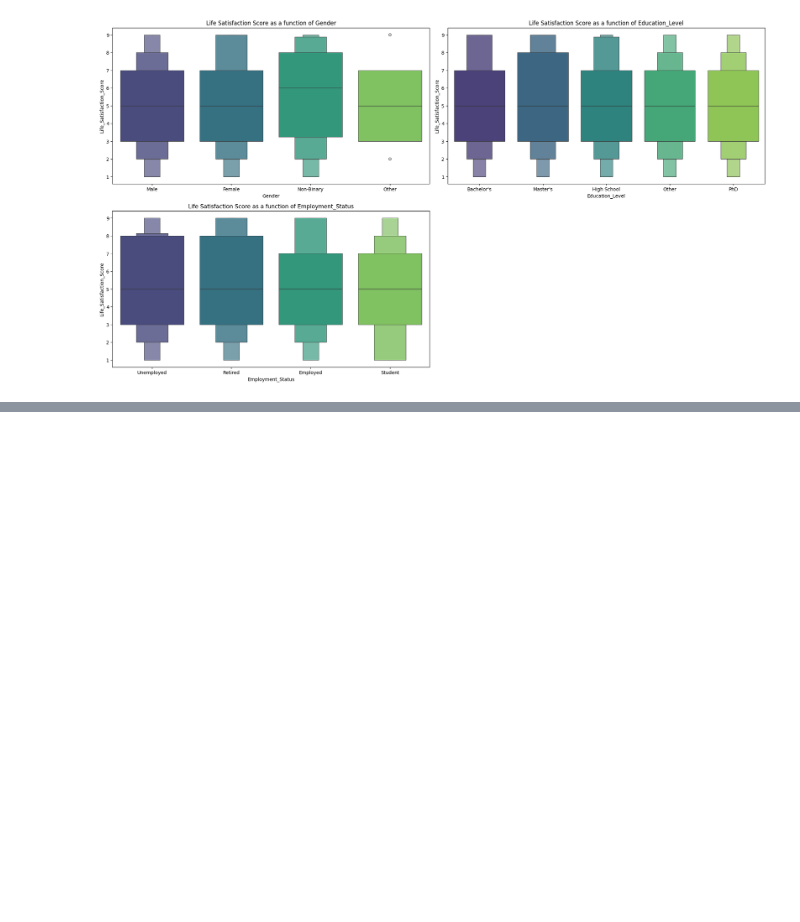
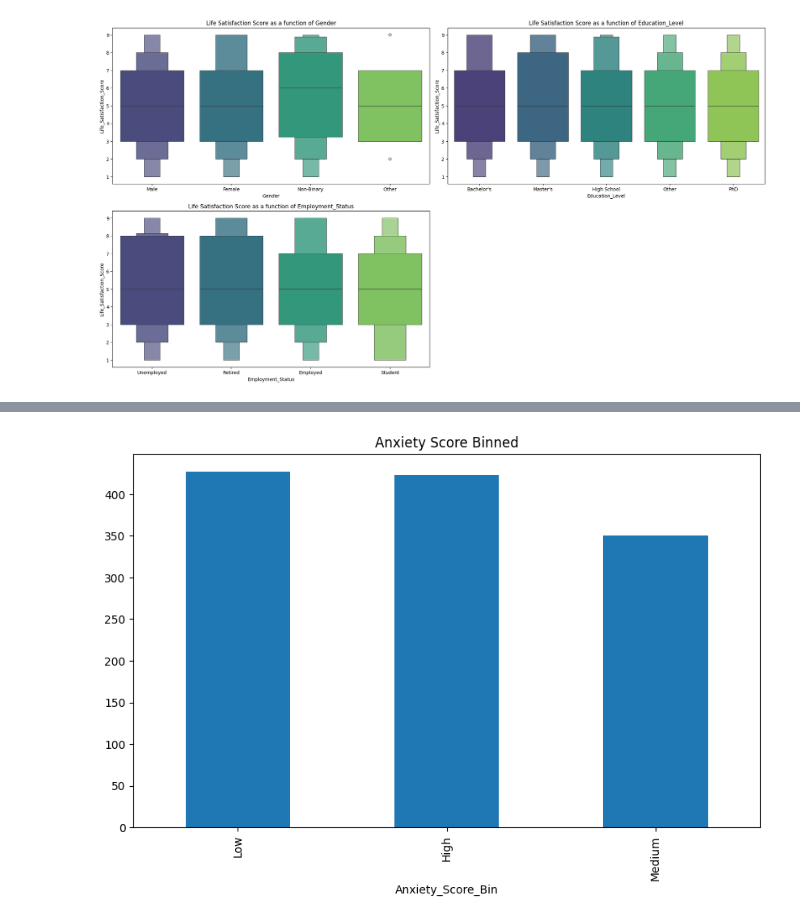
Before and after one commit to vzeizer/Anxiety_Depression_Factors, a Jupyter notebook: anxiety_depre_factors.ipynb, the cells around one changed output, grey strips where cells are left out. Drawn from its saved outputs; the diff is of its cells as text; code cells hidden in the pictures; blank space fills up the shorter version.

```diff
--- a/anxiety_depre_factors.ipynb
+++ b/anxiety_depre_factors.ipynb
@@ -368,0 +461,8 @@ plt.show()
+# %%
+# use pd.cut to bin the target variable, Anxiety_Score, into 3 bins
+df_anxiety['Anxiety_Score_Bin'] = pd.cut(df_anxiety['Anxiety_Score'], bins=3, labels=['Low', 'Medium', 'High'])
+df_anxiety['Anxiety_Score_Bin'].value_counts().plot(kind='bar', figsize=(10, 6))
+plt.title('Anxiety Score Binned')
+plt.show()
+# %% [output]
+[figure, added]
```
Also changed, not shown: parts of 10 cells of this notebook.
